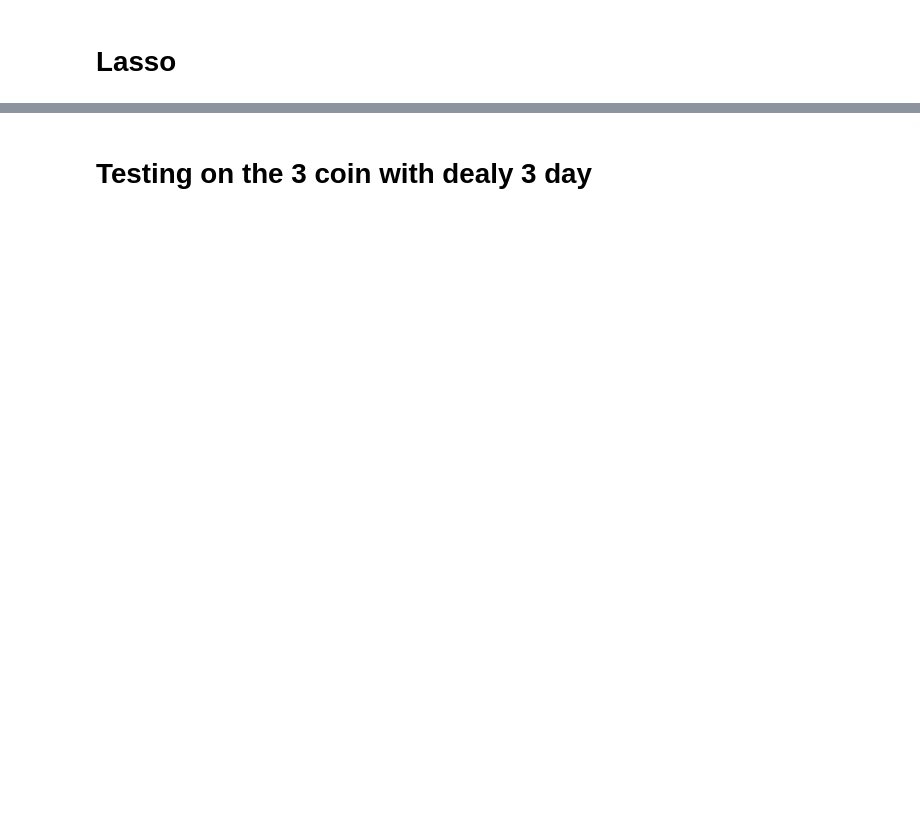
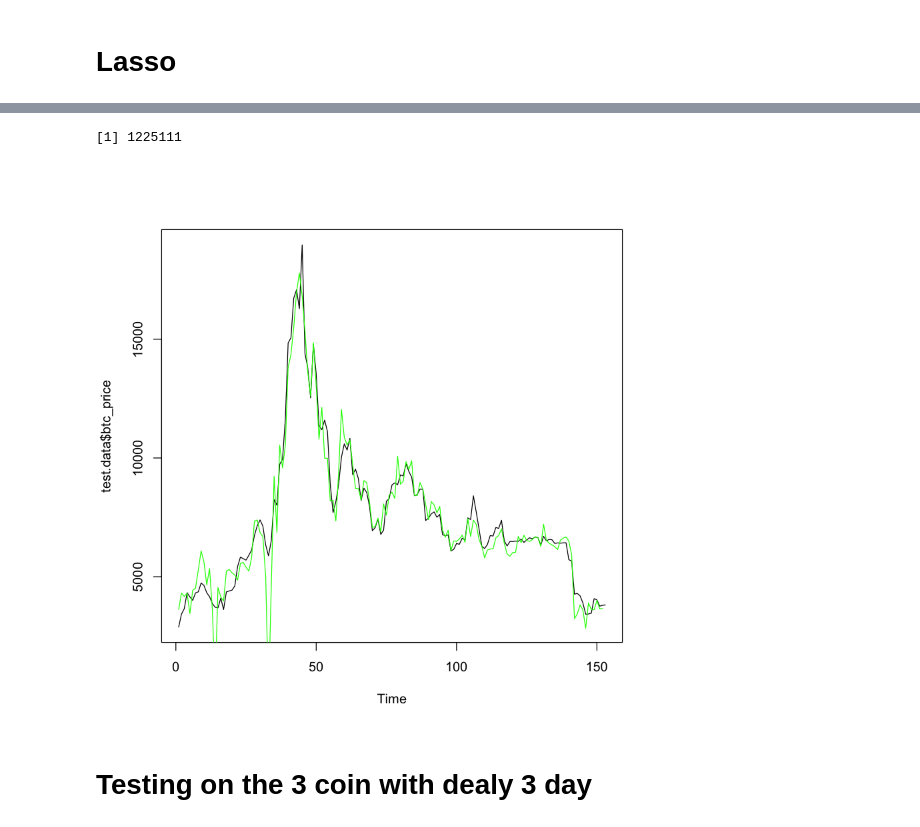
Before and after one commit to imadmoussa1/ds_btc_price, a Jupyter notebook: notebooks/variable-selection.ipynb, the cells around one changed output, grey strips where cells are left out. Drawn from its saved outputs; the diff is of its cells as text; code cells hidden in the pictures; blank space fills up the shorter version.

```diff
--- a/notebooks/variable-selection.ipynb
+++ b/notebooks/variable-selection.ipynb
@@ -145,2 +226,20 @@ lines(pred_10, col="green")
+# %%
+training.samples <- createDataPartition(all_data$btc_price, p = 0.7, list = FALSE)
+train.data  <- all_data[training.samples, ]
+test.data <- all_data[-training.samples, ]
+x <- head(model.matrix(btc_price~., train.data)[,-1], -1)
+y <- tail(as.double(train.data$btc_price), -1)
+x.test <- head(model.matrix(btc_price ~., test.data)[,-1], -1)
+lambdas_to_try <- 10^seq(-3, 10, length.out = 100)
+set.seed(1)
+cv.lasso <- cv.glmnet(x, y, alpha = 1, type.measure='mse', lambda = lambdas_to_try, nfolds = 10)
+model_10_nfolds <- glmnet(x, y, alpha = 1, family = "gaussian", lambda = cv.lasso$lambda.min)
+pred_10 = predict(model_10_nfolds, newx = x.test)
+mean((tail(test.data$btc_price,-1) - pred_10)^2)
+plot.ts(test.data$btc_price)
+lines(pred_10, col="green")
+# %% [output]
+[1] 1225111
+[figure, added]
 # %% [markdown]
 # Testing on the 3 coin with dealy 3 day
```
Also changed, not shown: parts of 31 cells of this notebook.
